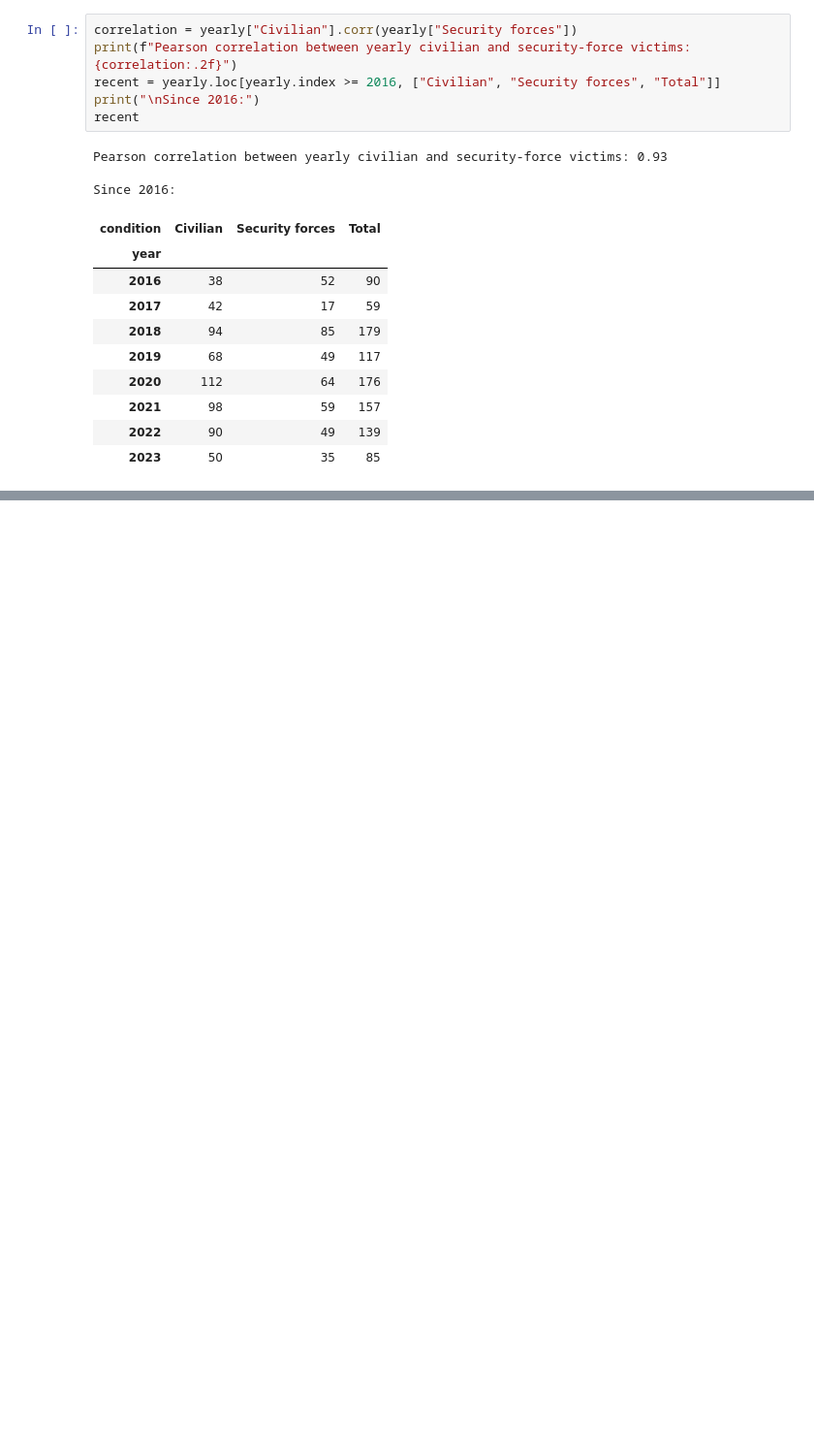
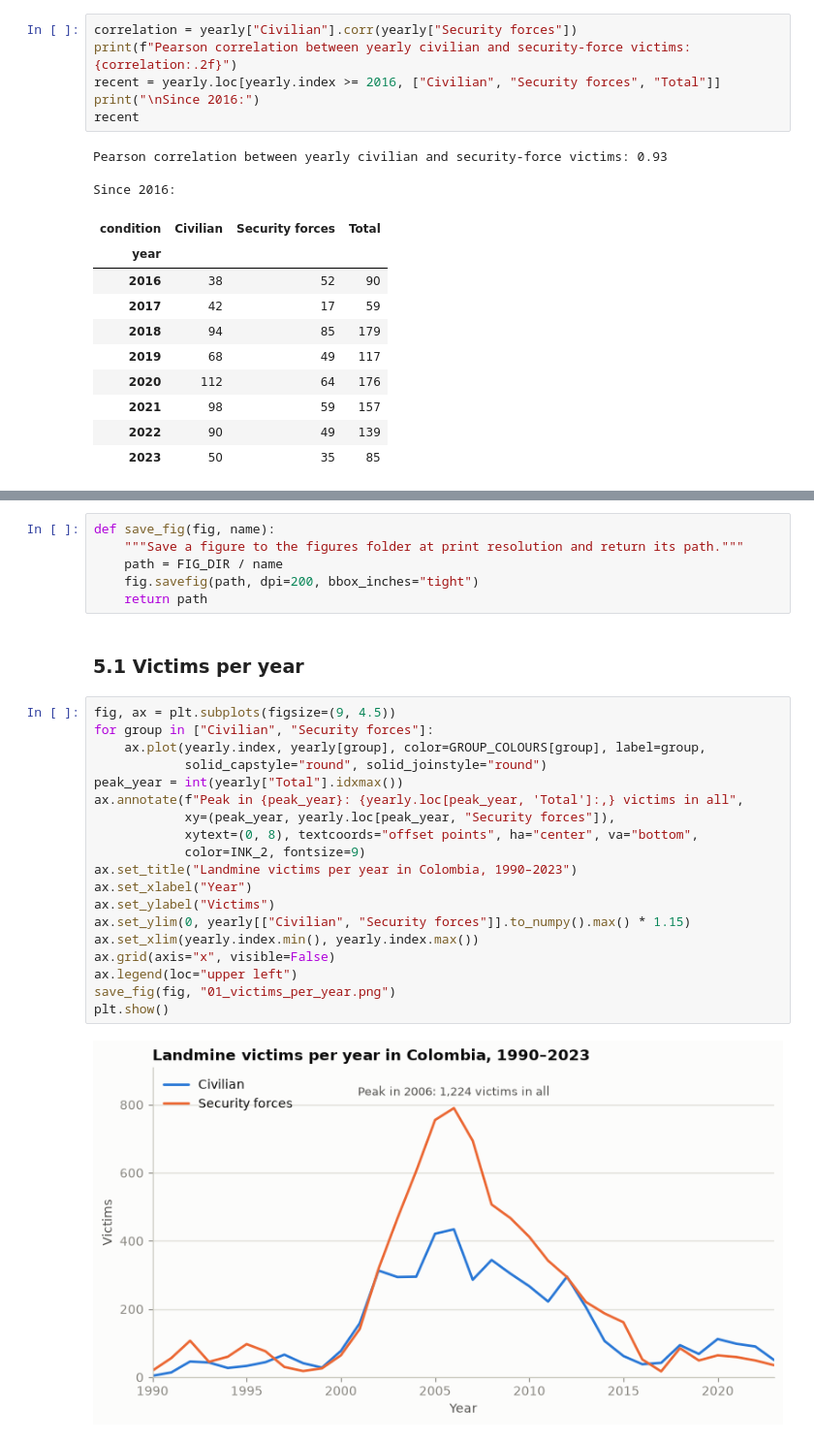
Before and after one commit to travisrcarlson/ai-programming-foundations-project, a Jupyter notebook: data_workflow.ipynb, the cells around one changed output, grey strips where cells are left out. Shown at 97% size. Cells and saved outputs as stored; diff of their text form; blank space fills up the shorter version.

```diff
--- a/data_workflow.ipynb
+++ b/data_workflow.ipynb
@@ -622,0 +627,29 @@ Since 2016:
+# %%
+def save_fig(fig, name):
+    """Save a figure to the figures folder at print resolution and return its path."""
+    path = FIG_DIR / name
+    fig.savefig(path, dpi=200, bbox_inches="tight")
+    return path
+# %% [markdown]
+### 5.1 Victims per year
+# %%
+fig, ax = plt.subplots(figsize=(9, 4.5))
+for group in ["Civilian", "Security forces"]:
+    ax.plot(yearly.index, yearly[group], color=GROUP_COLOURS[group], label=group,
+            solid_capstyle="round", solid_joinstyle="round")
+peak_year = int(yearly["Total"].idxmax())
+ax.annotate(f"Peak in {peak_year}: {yearly.loc[peak_year, 'Total']:,} victims in all",
+            xy=(peak_year, yearly.loc[peak_year, "Security forces"]),
+            xytext=(0, 8), textcoords="offset points", ha="center", va="bottom",
+            color=INK_2, fontsize=9)
+ax.set_title("Landmine victims per year in Colombia, 1990–2023")
+ax.set_xlabel("Year")
+ax.set_ylabel("Victims")
+ax.set_ylim(0, yearly[["Civilian", "Security forces"]].to_numpy().max() * 1.15)
+ax.set_xlim(yearly.index.min(), yearly.index.max())
+ax.grid(axis="x", visible=False)
+ax.legend(loc="upper left")
+save_fig(fig, "01_victims_per_year.png")
+plt.show()
+# %% [output]
+[figure, added]
```
Also changed, not shown: parts of 11 cells of this notebook, 4 other files.
